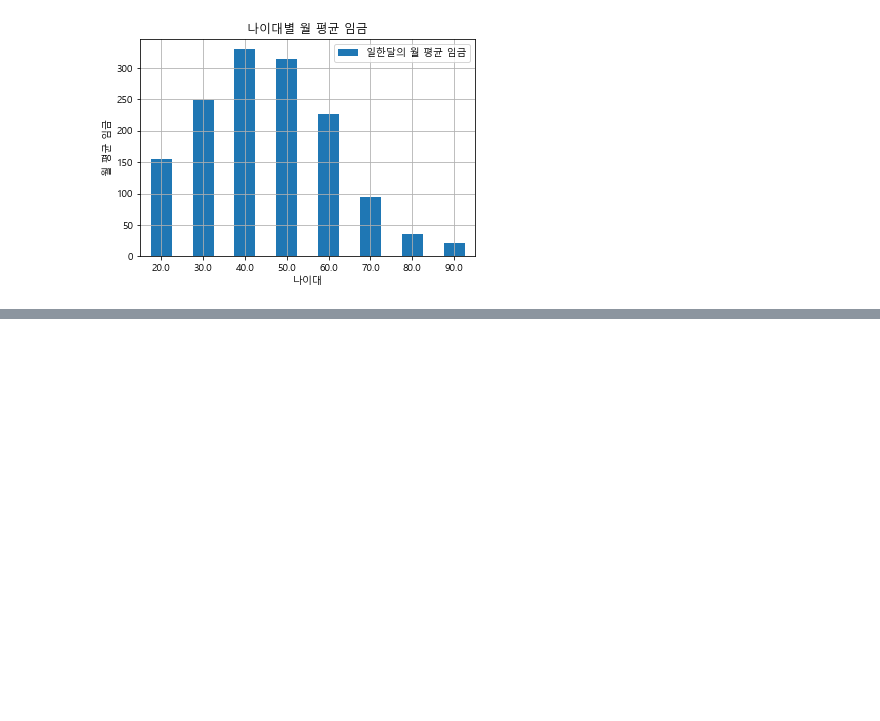
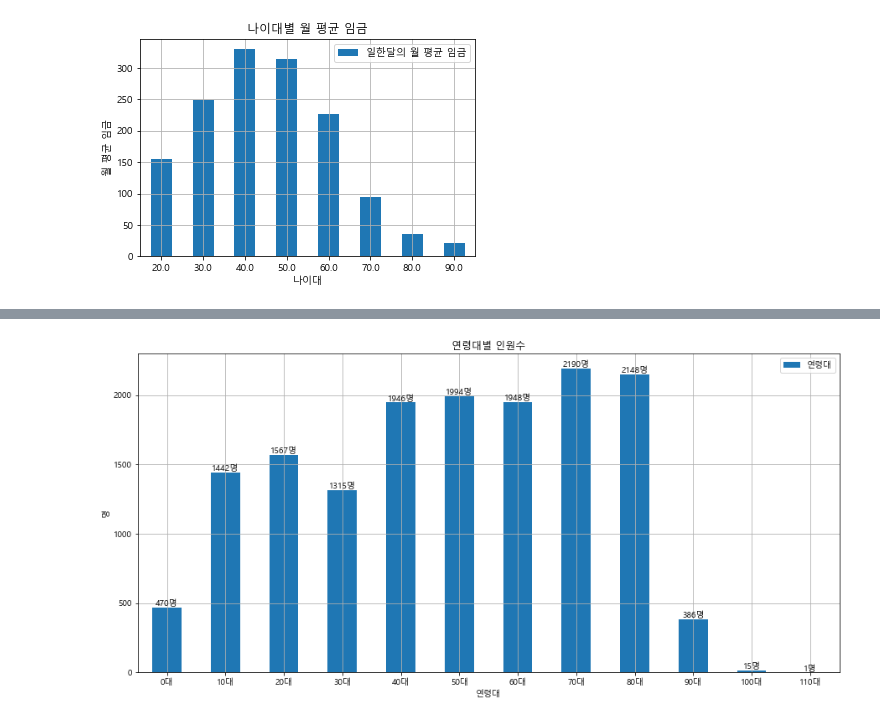
Before and after one commit to wsc9150/TIL, a Jupyter notebook: Python/Numpy, Pandas/Visualization[실습-01].ipynb, the cells around one changed output, grey strips where cells are left out. Saved outputs shown, nothing was run; the diff lists cells and outputs as text; code cells hidden in the pictures; blank space fills up the shorter version.

```diff
--- a/Python/Numpy, Pandas/Visualization[실습-01].ipynb
+++ b/Python/Numpy, Pandas/Visualization[실습-01].ipynb
@@ -342,0 +368,4 @@ for i in range(len(birth_salary_df)):
+# %%
+# 나이를 계산 후 파생변수 추가
+year_df['나이'] = dt.datetime.now().year - year_df['태어난 연도'] + 1
+year_df.head()
@@ -342,0 +379,4 @@ for i in range(len(birth_salary_df)):
+# %%
+# 연령대를 분석하기 위한 파생변수 추가
+year_df['연령대'] = (year_df['나이'] // 10) * 10
+year_df.head()
@@ -342,0 +398,10 @@ for i in range(len(birth_salary_df)):
+# %%
+# 연령대별 빈도수 확인
+# 1
+# age_gen_df = year_df.filter(['나이', '연령대']).groupby('연령대').count()
+# age_gen_df
+
+# 2
+age_gen_df2 = pd.DataFrame(year_df['연령대'].value_counts())
+age_gen_df2.sort_index(inplace = True)
+age_gen_df2
@@ -342,0 +422,8 @@ for i in range(len(birth_salary_df)):
+# %%
+# 인덱스를 의미있는 이름으로 수정
+reIndex = {}
+for idx in list(age_gen_df2.index) :
+    reIndex[idx] = '%d대' % idx
+
+age_gen_df2.rename(index = reIndex, inplace = True)
+age_gen_df2
@@ -342,0 +444,17 @@ for i in range(len(birth_salary_df)):
+# %%
+# 시각화
+age_gen_df2.plot.bar(rot = 0)
+plt.rcParams['figure.figsize'] = (15, 7)
+plt.grid()
+plt.title('연령대별 인원수')
+plt.xlabel('연령대')
+plt.ylabel('명')
+
+# 수치 표시
+for idx, value in enumerate(list(age_gen_df2['연령대'])) :
+    txt = '%d명' % value
+    plt.text(idx, value, txt, horizontalalignment = 'center', verticalalignment = 'bottom')
+
+plt.show()
+# %% [output]
+[figure, added]
```
Also changed, not shown: parts of 31 cells of this notebook, 3 other files.
